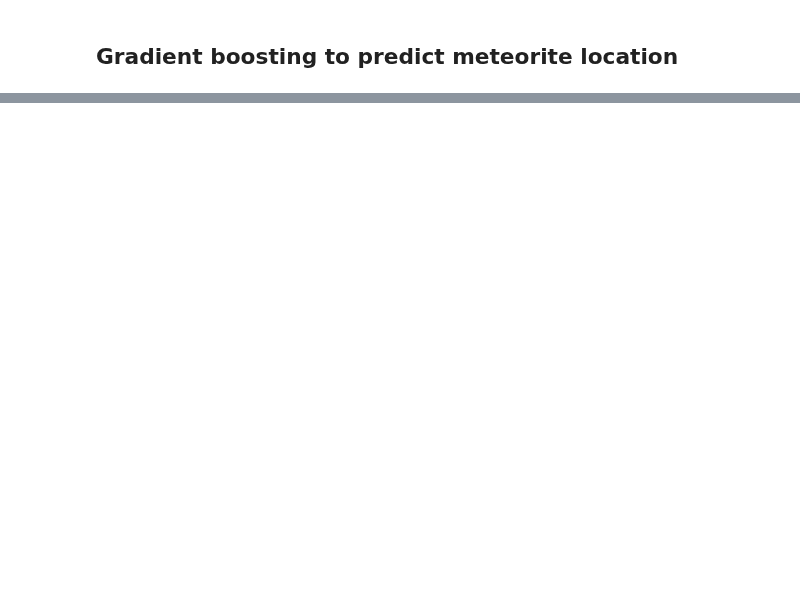
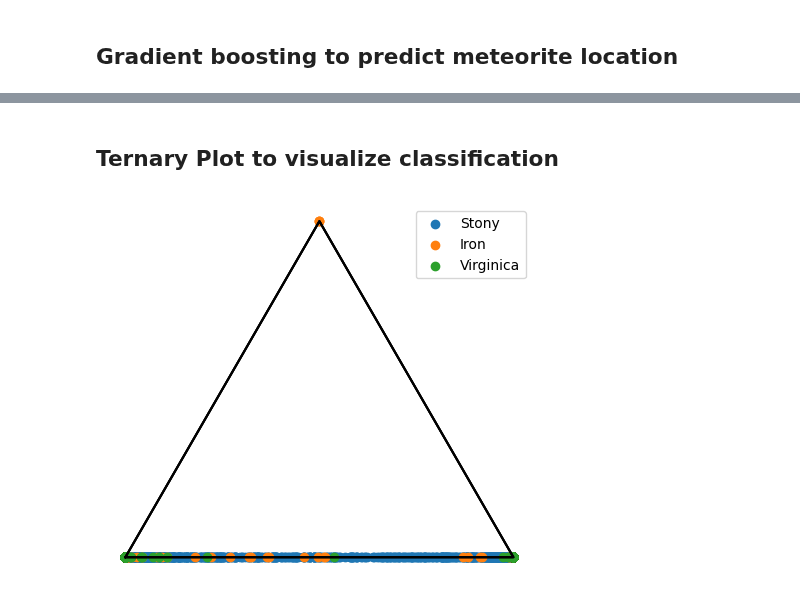
Before and after one commit to queue-h/ISCI-396, a Jupyter notebook: final_project/research.ipynb, the cells around one changed output, grey strips where cells are left out. Saved outputs shown, nothing was run; the diff lists cells and outputs as text; code cells hidden in the pictures; blank space fills up the shorter version.

```diff
--- a/final_project/research.ipynb
+++ b/final_project/research.ipynb
@@ -149,0 +278,43 @@ plt.show()
+# %% [markdown]
+## Ternary Plot to visualize classification
+# %%
+X = df[["mass (g)", "year", "reclong", "reclat"]]
+y = df["Class Number"]
+
+def ternary_plot(abc, label=None):
+    """
+    Make a ternary scatter plot.
+
+    Note, if you call this function repeatedly, the scatter points will have
+    different colors.
+
+    Parameters
+    ----------
+    abc : numpy.ndarray of shape (n_samples, 3)
+        Data to plot.
+    label : str or None, optional
+        Label to be used in a legend. Default is None.
+    """
+    a, b, c = abc.T
+    x = 0.5 * (2 * b + c) / (a + b + c)
+    y = np.sqrt(3) / 2 * c / (a + b + c)
+    plt.plot([0, 1, 1 / 2, 0], [0, 0, np.sqrt(3) / 2, 0], color='black')
+    plt.axis('off')
+    plt.scatter(x, y, label=label)
+    if label is not None:
+        plt.legend(loc='best')
+    plt.gca().set_aspect('equal')
+
+
+stony = X[y == 1]
+iron = X[y == 2]
+stony_iron = X[y == 3]
+gmm = GaussianMixture(n_components=3).fit(X)
+stony_gauss = gmm.predict_proba(stony)
+iron_gauss = gmm.predict_proba(iron)
+stony_iron_gauss = gmm.predict_proba(stony_iron)
+ternary_plot(stony_gauss, label='Stony')
+ternary_plot(iron_gauss, label='Iron')
+ternary_plot(stony_iron_gauss, label='Virginica')
+# %% [output]
+[figure, added]
```
Also changed, not shown: parts of 11 cells of this notebook.
